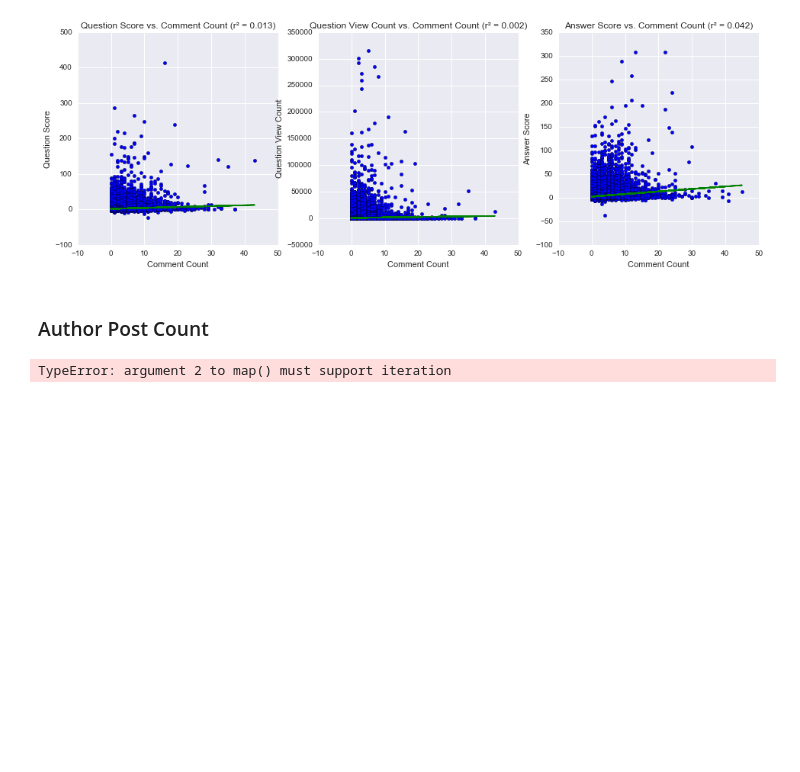
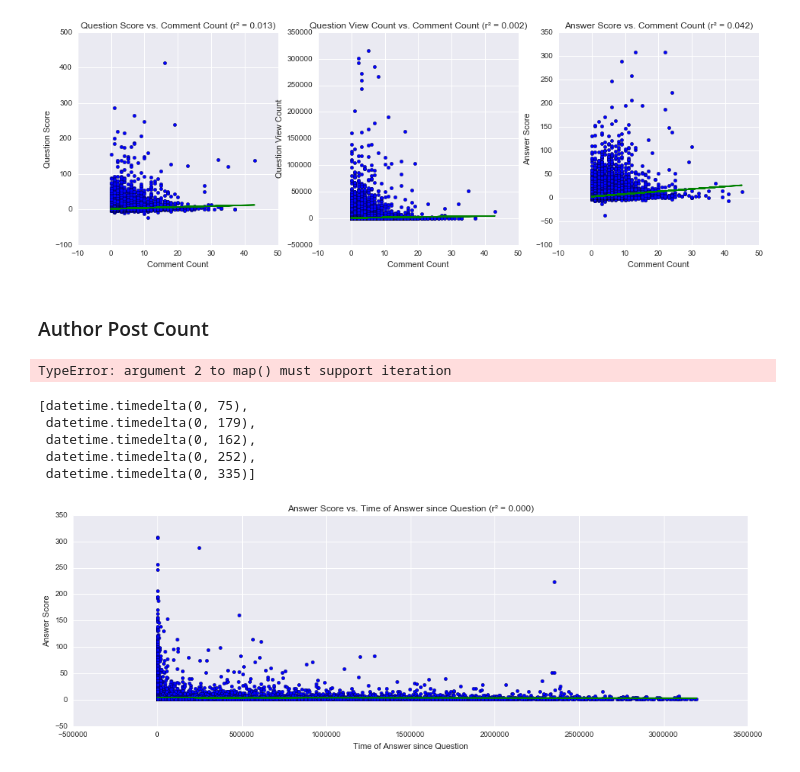
Before and after one commit to alexmfriedman/stack-exchange-analysis, a Jupyter notebook: Stack Overflow Analysis.ipynb, the cells around one changed output. Cells and saved outputs as stored; diff of their text form; code cells hidden in the pictures; blank space fills up the shorter version.

Commit message:
added time since post

```diff
--- a/Stack Overflow Analysis.ipynb
+++ b/Stack Overflow Analysis.ipynb
@@ -770,27 +770,41 @@ user_votes_dict = dict(num_user_votes)
 question_user_sum_votes = map(lambda x: sum(map(user_votes_dict.__getitem__, x)), question_user)
 # %% [output]
 TypeError: argument 2 to map() must support iteration
+# %%
+answer_original_question_time[:5]
+# %% [output]
+[datetime.timedelta(0, 75),
+ datetime.timedelta(0, 179),
+ datetime.timedelta(0, 162),
+ datetime.timedelta(0, 252),
+ datetime.timedelta(0, 335)]
 # %%
 question_ids = query(c, '''
                             SELECT Id
                             FROM posts
                             WHERE PostTypeId = 1
                             ORDER BY Id''')
 
 question_time_dict = dict(zip(question_ids, question_post_times))
 
 answer_original_questions = query(c, '''
                             SELECT ParentId
                             FROM posts
                             WHERE PostTypeId = 2
                             ORDER BY Id''')
 
-answer_original_question_time = map(lambda (answer_time, question_id): answer_time - question_time_dict[question_id],
+answer_original_question_time = map(lambda (answer_time, question_id):
+                                    (answer_time - question_time_dict[question_id]).total_seconds() / 60.0,
                                     zip(answer_post_times, answer_original_questions))
 
+answer_original_question_time_filt, answer_scores_filt = \
+    zip(*filter(lambda (x, y): x > 0 and y > 0, zip(answer_original_question_time, answer_scores)))
+
 plot_features(
-    [answer_original_question_time],
-    ys_answers,
+    [answer_original_question_time_filt],
+    [answer_scores_filt],
     ['Time of Answer since Question'],
     y_labels_answers
 )
+# %% [output]
+[figure, added]
```
Also changed, not shown: parts of 1 cell of this notebook.
